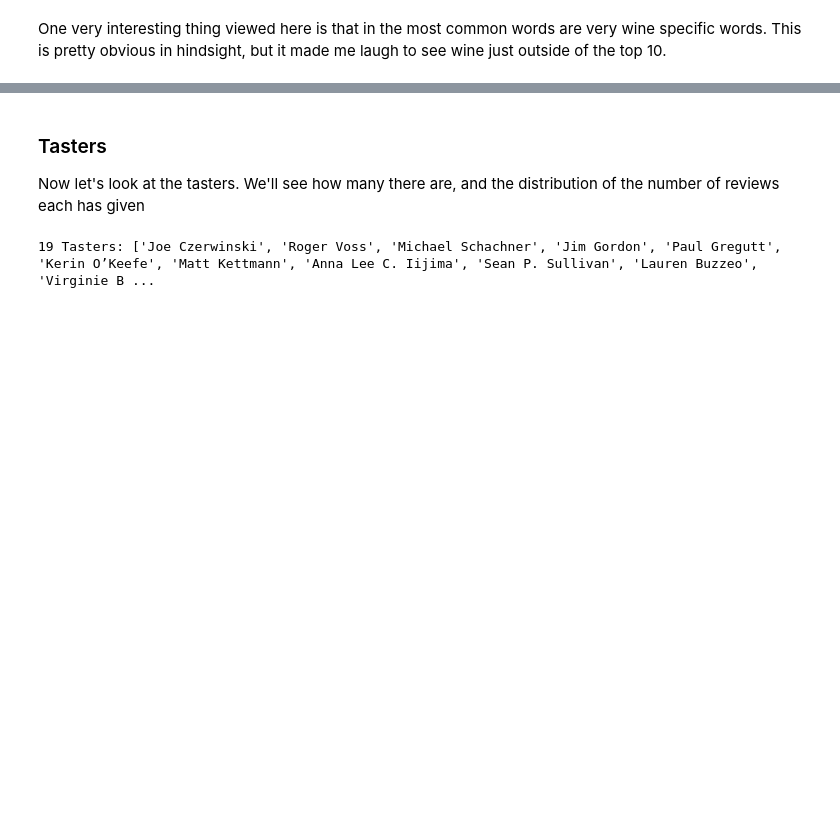
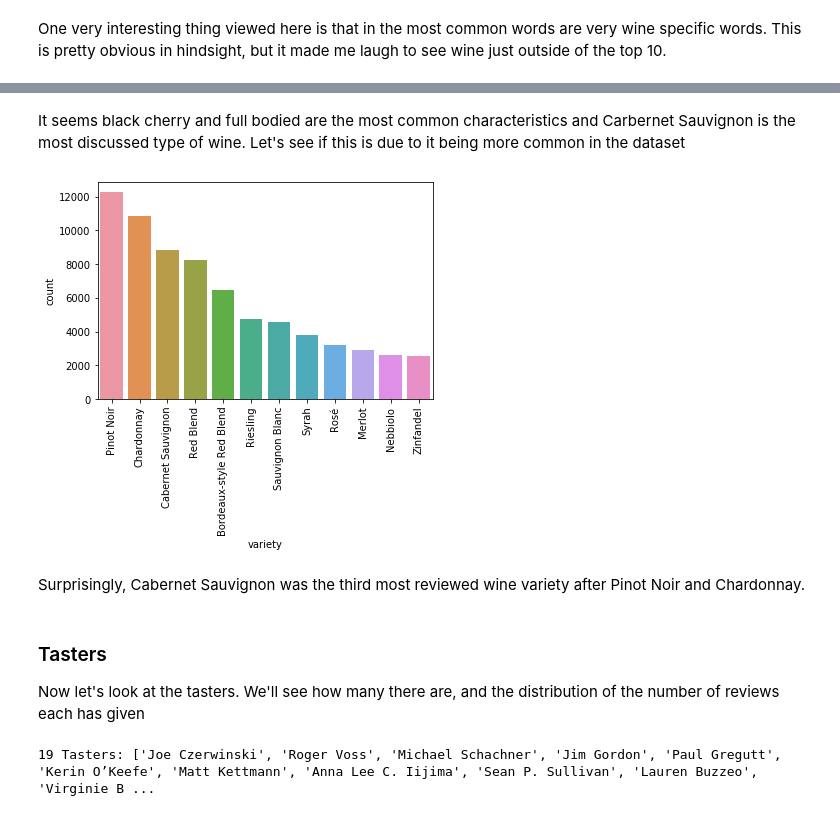
Before and after one commit to AustinDoolittle/WineReviewsNLP, a Jupyter notebook: EDA.ipynb, the cells around one changed output, grey strips where cells are left out. Cells and saved outputs as stored; diff of their text form; code cells hidden in the pictures; blank space fills up the shorter version.

```diff
--- a/EDA.ipynb
+++ b/EDA.ipynb
@@ -165,3 +231,16 @@ One very interesting thing viewed here is that in the most common words are very
+# %% [markdown]
+It seems black cherry and full bodied are the most common characteristics and Carbernet Sauvignon is the most discussed type of wine. Let's see if this is due to it being more common in the dataset
+# %%
+variety_df = df.groupby('variety').filter(lambda x: len(x) > 2500)
+varieties = variety_df['variety'].value_counts().index.tolist()
+fig, ax = plt.subplots(figsize = (6, 4))
+sns.countplot(x = variety_df['variety'], order = varieties, ax = ax)
+plt.xticks(rotation = 90)
+plt.show()
+# %% [output]
+[figure, added]
+# %% [markdown]
+Surprisingly, Cabernet Sauvignon was the third most reviewed wine variety after Pinot Noir and Chardonnay.
 # %% [markdown]
 ### Tasters
 Now let's look at the tasters. We'll see how many there are, and the distribution of the number of reviews each has given
```
Also changed, not shown: parts of 44 cells of this notebook.
